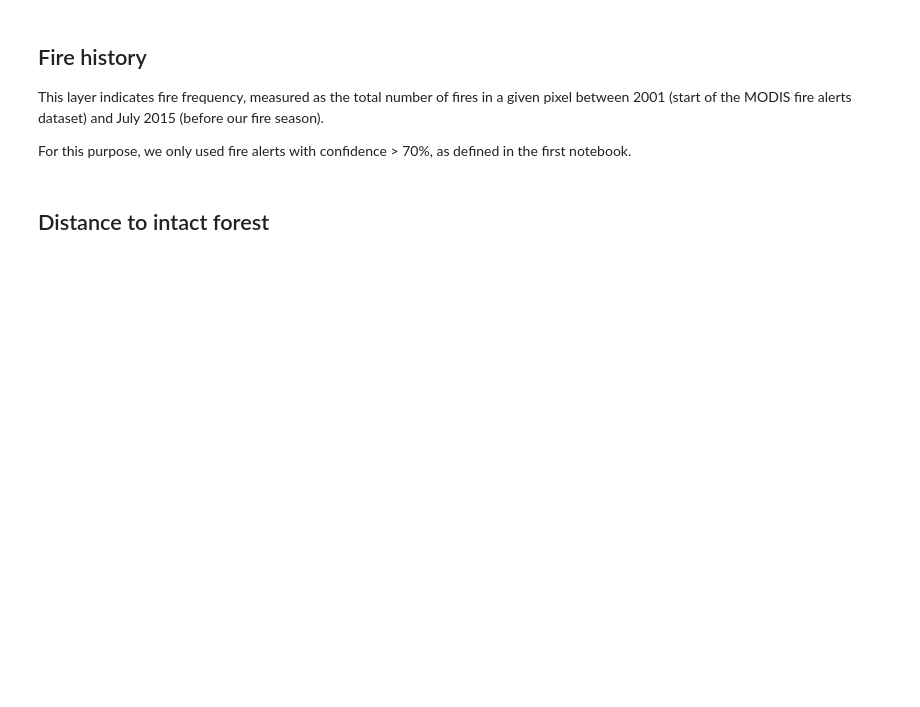
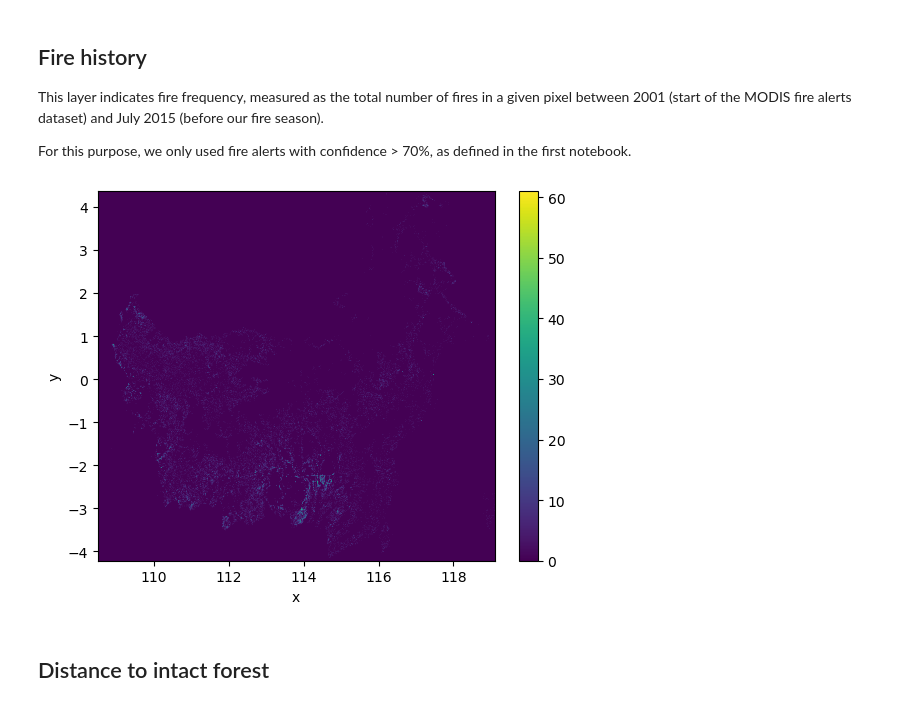
Before and after one commit to ninorp55/tropical-peat-post-fire-vegetation-recovery, a Jupyter notebook: 3_predictor_layers.ipynb, the cells around one changed output. Saved outputs shown, nothing was run; the diff lists cells and outputs as text; code cells hidden in the pictures; blank space fills up the shorter version.

```diff
--- a/3_predictor_layers.ipynb
+++ b/3_predictor_layers.ipynb
@@ -126,6 +71,11 @@ fire_count = xr.DataArray(
     dims=["y", "x"],
     coords={"y": study_area.y, "x": study_area.x},
 )
+# %%
+fire_count.plot()
+plt.show()
+# %% [output]
+[figure, added]
 # %%
 # export
 fire_count.rio.to_raster('output-data/predictor-layers/fire_count.tif')
```
Also changed, not shown: parts of 39 cells of this notebook.
